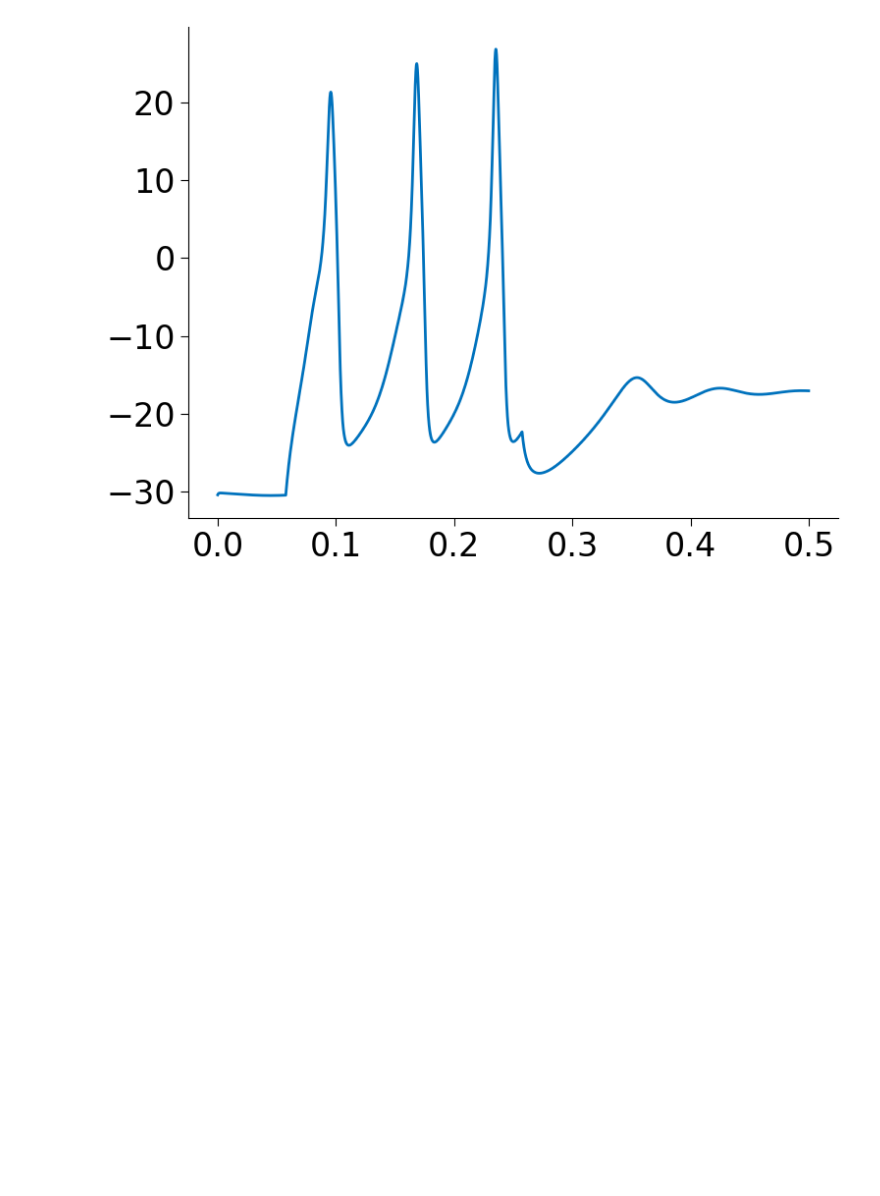
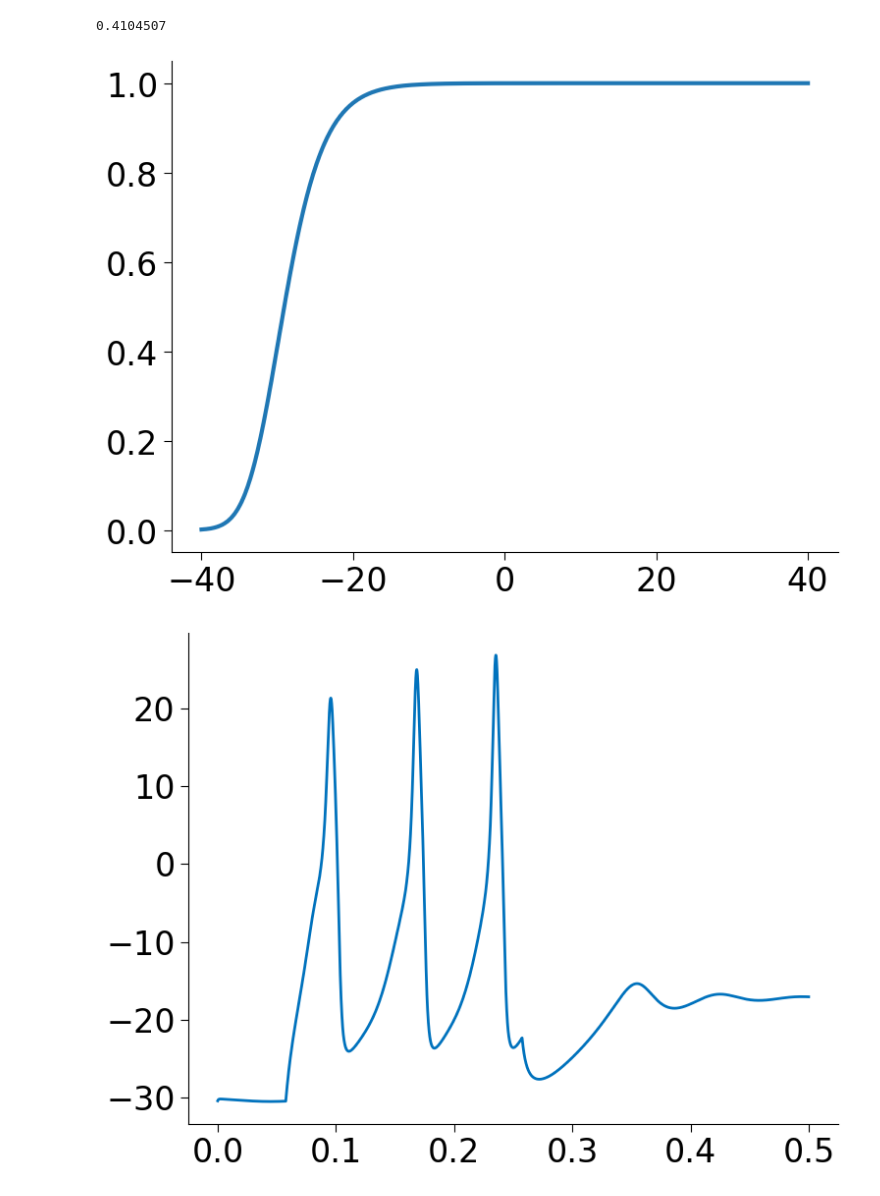
Before and after one commit to XuexingDu/C.elegans-Muscle, a Jupyter notebook: Muscle_cell_WT2.ipynb, the cells around one changed output. Saved outputs shown, nothing was run; the diff lists cells and outputs as text; code cells hidden in the pictures; blank space fills up the shorter version.

```diff
--- a/Muscle_cell_WT2.ipynb
+++ b/Muscle_cell_WT2.ipynb
@@ -184,6 +184,14 @@ class Body_Wall_muscle(bp.NeuGroup):
 
         # reset the external input
         self.input[:] = 0.
+# %%
+minf = lambda V: 1 / (1+bm.exp(-(V - (-33.4)) / 3.2))
+voltage = np.linspace(-40, 40, 1000)
+plt.plot(voltage, minf(voltage)**3)
+print(minf(-30)**3)
+# %% [output]
+0.4104507
+[figure, added]
 # %%
 total_time = 1.0/2* 1000.  # 总时长 (s)
 start_time = 0.1156/2 * 1000.  # 刺激启始时刻 (s)
```
Also changed, not shown: 1 other file.
